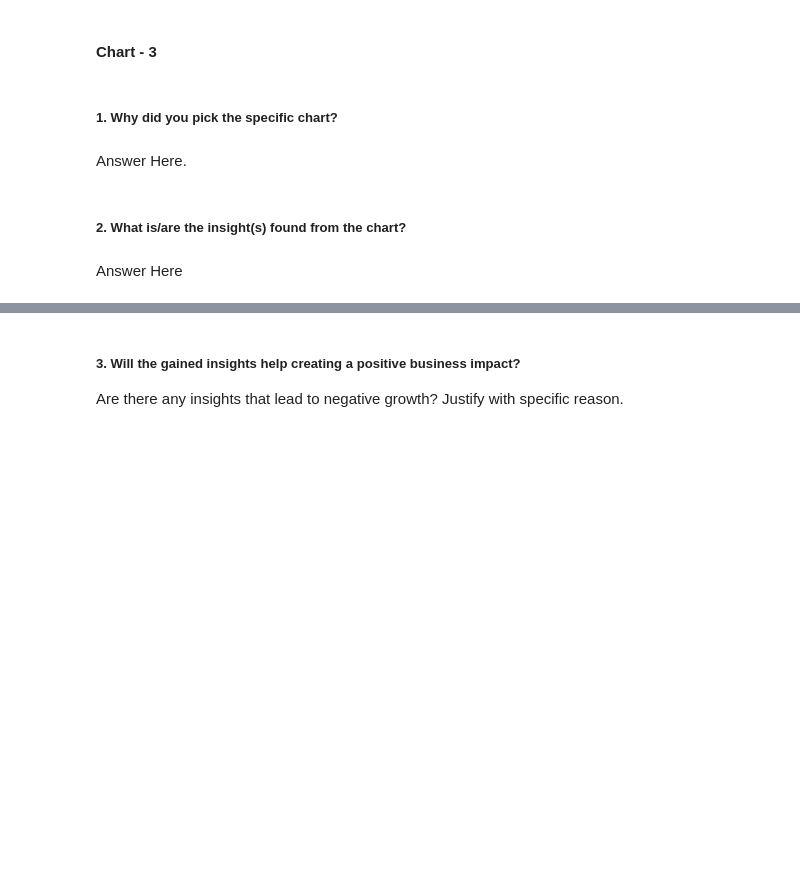
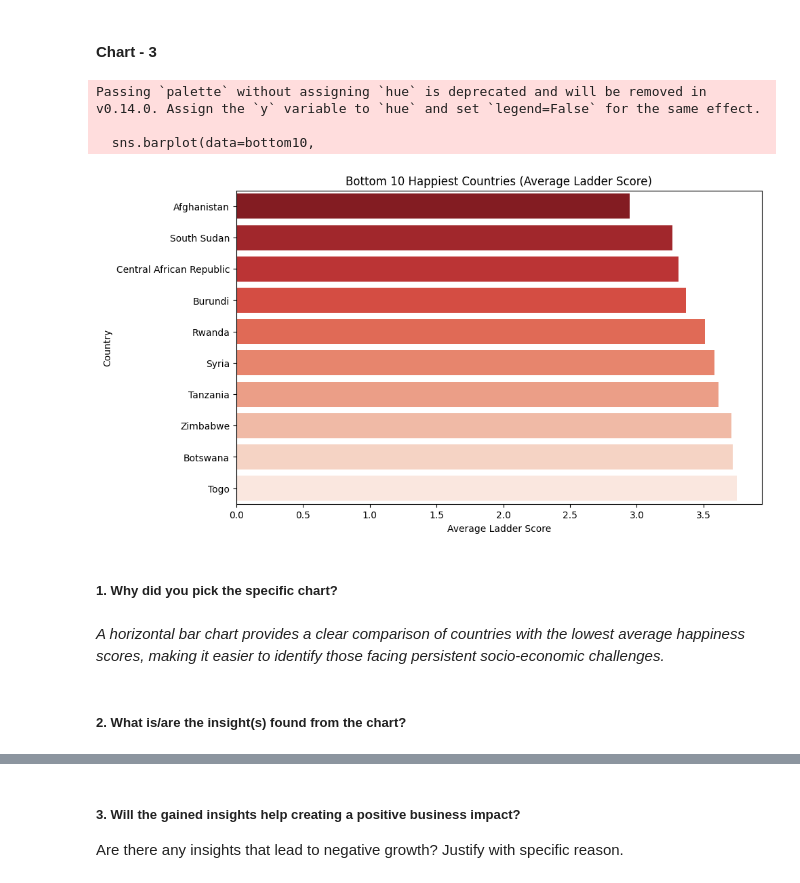
Before and after one commit to GEE2007/world-happiness-clustering, a Jupyter notebook: world_happiness_clustering.ipynb, the cells around one changed output, grey strips where cells are left out. Drawn from its saved outputs; the diff is of its cells as text; code cells hidden in the pictures; blank space fills up the shorter version.

```diff
--- a/world_happiness_clustering.ipynb
+++ b/world_happiness_clustering.ipynb
@@ -344,8 +376,29 @@ Answer Here
+# %%
+# Chart - 3 visualization code
+bottom10 = (df.groupby("Country name")["Ladder score"]
+              .mean()
+              .sort_values()
+              .head(10)
+              .reset_index())
+
+plt.figure(figsize=(10,6))
+sns.barplot(data=bottom10,
+            x="Ladder score",
+            y="Country name",
+            palette="Reds_r")
+
+plt.title("Bottom 10 Happiest Countries (Average Ladder Score)")
+plt.xlabel("Average Ladder Score")
+plt.ylabel("Country")
+plt.show()
+# %% [output]
+Passing `palette` without assigning `hue` is deprecated and will be removed in v0.14.0. Assign the `y` variable to `hue` and set `legend=False` for the same effect.
+
+  sns.barplot(data=bottom10,
+[figure, added]
 # %% [markdown]
 ##### 1. Why did you pick the specific chart?
-# %% [markdown]
-Answer Here.
+# %% [markdown]
+*A horizontal bar chart provides a clear comparison of countries with the lowest average happiness scores, making it easier to identify those facing persistent socio-economic challenges.*
 # %% [markdown]
 ##### 2. What is/are the insight(s) found from the chart?
-# %% [markdown]
-Answer Here
```
Also changed, not shown: parts of 120 cells of this notebook.
